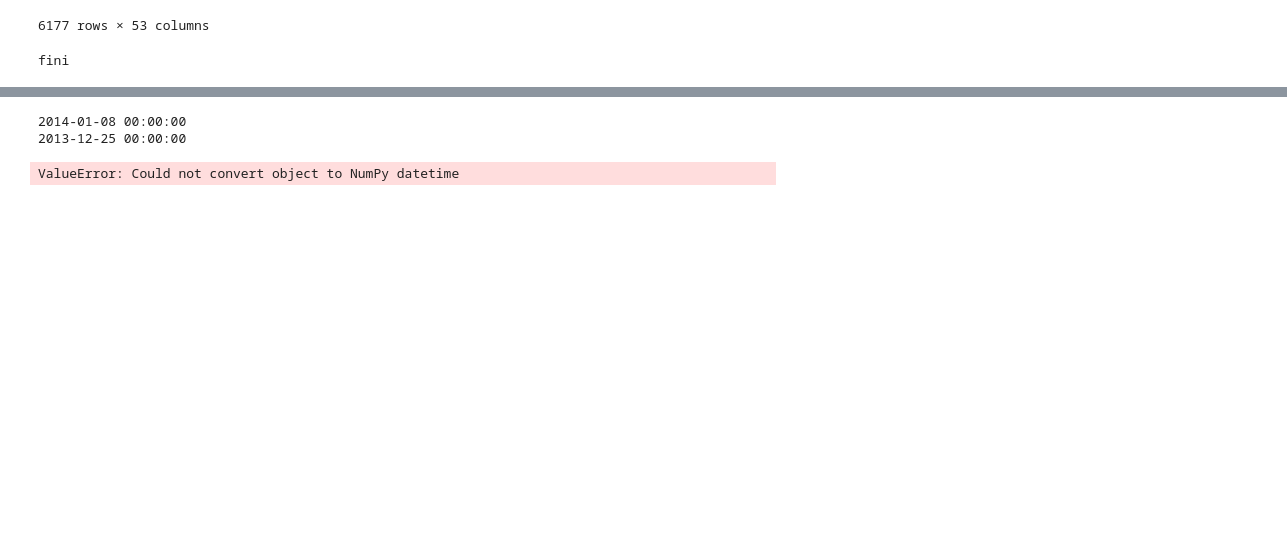
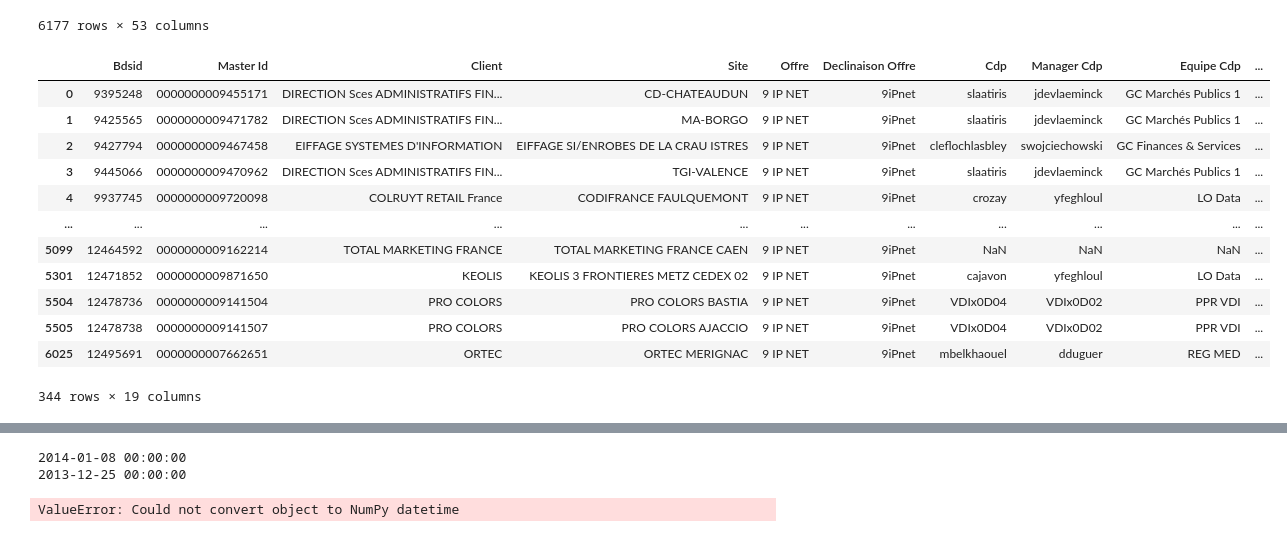
Before and after one commit to amouhite-dev/Dataviz, a Jupyter notebook: Extraction.ipynb, the cells around one changed output, grey strips where cells are left out. Drawn from its saved outputs; the diff is of its cells as text; code cells hidden in the pictures; blank space fills up the shorter version.

```diff
--- a/Extraction.ipynb
+++ b/Extraction.ipynb
@@ -22,25 +22,38 @@ data_to_extract
 # %%
 """ Ask the file to use and load """
 name_file = "Suivi_PRI.xlsx"#input('Entrez le nom du fichier a analyser : ')+".xlsx"
 name_sheet = "Donnees_Sorties" #input("Entrez le nom de la feuille a analyser : ")
-name_keyword_for_extract = "9 OFFICE IMS"#input("Le nom de la colonne en fonction duquel se fera le doublons :  ")
+name_keyword_for_extract = "9 IP NET"#input("Le nom de la colonne en fonction duquel se fera le doublons :  ")
 name_new_file_extract = "New_"+name_file#input("Nom du nouveau fichier créé : ")+"xlsx"
 name_col = "Offre"
 name_id_to_sort = "Bdsid"
 dest_filename = name_file
 data_to_extract = pd.read_excel(dest_filename, sheet_name=name_sheet) # read file to give
 new_data = data_to_extract[data_to_extract[name_col]==name_keyword_for_extract].sort_values(by=[name_id_to_sort]) # make
 # extraction from dest_filename for having only data link to nele_keywork_for_extract
 data_to_treat = new_data[["Bdsid","Master Id","Client","Site","Offre", "Declinaison Offre", "Cdp","Manager Cdp",
                           "Equipe Cdp", "Date Signature", "Date Debut Dplt", "Date Affectationcdp",
                           "Date Cr Lien BDSID", "Date Installation Client", "Date Mise En Service",
                           "Date Mef","Date Engagement", "Délai Déploiement (Jour ouvré) Dim",
                           "Date_Min_Lien_BDSID"]] # only column that I want
 data_to_treat.to_excel(name_new_file_extract, sheet_name=name_sheet, index = False) # create new
+data_to_treat
 # file contains data in new_data
-print("fini")
+#print("fini")
 # %% [output]
+|  | Bdsid | Master Id | Client | Site | Offre | Declinaison Offre | Cdp | Manager Cdp | Equipe Cdp | ... |
+| 0 | 9395248 | 0000000009455171 | DIRECTION Sces ADMINISTRATIFS FIN... | CD-CHATEAUDUN | 9 IP NET | 9iPnet | slaatiris | jdevlaeminck | GC Marchés Publics 1 | ... |
+| 1 | 9425565 | 0000000009471782 | DIRECTION Sces ADMINISTRATIFS FIN... | MA-BORGO | 9 IP NET | 9iPnet | slaatiris | jdevlaeminck | GC Marchés Publics 1 | ... |
+| 2 | 9427794 | 0000000009467458 | EIFFAGE SYSTEMES D'INFORMATION | EIFFAGE SI/ENROBES DE LA CRAU ISTRES | 9 IP NET | 9iPnet | cleflochlasbley | swojciechowski | GC Finances & Services | ... |
+| 3 | 9445066 | 0000000009470962 | DIRECTION Sces ADMINISTRATIFS FIN... | TGI-VALENCE | 9 IP NET | 9iPnet | slaatiris | jdevlaeminck | GC Marchés Publics 1 | ... |
+| 4 | 9937745 | 0000000009720098 | COLRUYT RETAIL France | CODIFRANCE FAULQUEMONT | 9 IP NET | 9iPnet | crozay | yfeghloul | LO Data | ... |
+| ... | ... | ... | ... | ... | ... | ... | ... | ... | ... | ... |
+| 5099 | 12464592 | 0000000009162214 | TOTAL MARKETING FRANCE | TOTAL MARKETING FRANCE CAEN | 9 IP NET | 9iPnet | NaN | NaN | NaN | ... |
+| 5301 | 12471852 | 0000000009871650 | KEOLIS | KEOLIS 3 FRONTIERES METZ CEDEX 02 | 9 IP NET | 9iPnet | cajavon | yfeghloul | LO Data | ... |
+| 5504 | 12478736 | 0000000009141504 | PRO COLORS | PRO COLORS BASTIA | 9 IP NET | 9iPnet | VDIx0D04 | VDIx0D02 | PPR VDI | ... |
+| 5505 | 12478738 | 0000000009141507 | PRO COLORS | PRO COLORS AJACCIO | 9 IP NET | 9iPnet | VDIx0D04 | VDIx0D02 | PPR VDI | ... |
+| 6025 | 12495691 | 0000000007662651 | ORTEC | ORTEC MERIGNAC | 9 IP NET | 9iPnet | mbelkhaouel | dduguer | REG MED | ... |
-fini
+344 rows × 19 columns
 # %%
 pd.read_excel('New_Suivi_PRI.xlsx')
 # %% [output]
```
Also changed, not shown: parts of 13 cells of this notebook.
